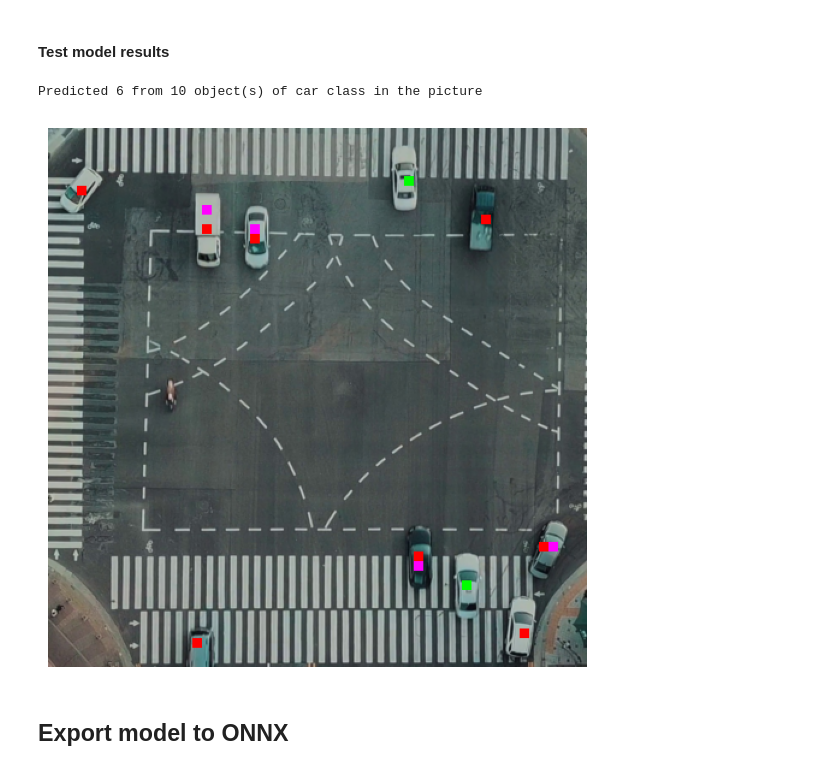
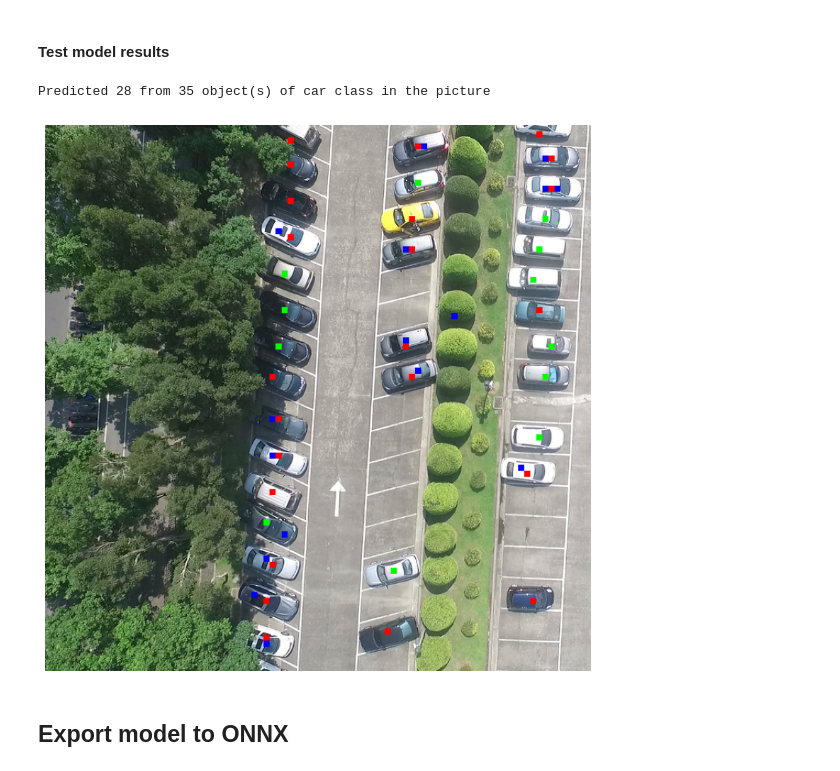
Before and after one commit to krzy3chu/FOMO, a Jupyter notebook: fomo.ipynb, the cells around one changed output. Saved outputs shown, nothing was run; the diff lists cells and outputs as text; code cells hidden in the pictures.

```diff
--- a/fomo.ipynb
+++ b/fomo.ipynb
@@ -238,11 +238,13 @@ def postprocess_prediction(
                 binary_channel.fill(0)
                 for blob in range(1, number_of_blobs):
                     blob_mask = (blobs == blob)
-                    max_val = np.max(channel[blob_mask])
-                    channel_max = np.where((channel == max_val), 1, 0)
-                    binary_channel += np.logical_and(channel_max, blob_mask)
+                    blob_channel = np.logical_and(channel, blob_mask)
+                    max_val = np.max(blob_channel)
+                    max_idx = np.where(blob_channel == max_val)
+                    x = max_idx[0][0]
+                    y = max_idx[1][0]
+                    binary_channel[x][y] = 1
                 obj_cnt.append(number_of_blobs-1)
-
             single_mask_pred[i] = torch.from_numpy(binary_channel)
     return mask_pred, torch.IntTensor(obj_cnt)
 # %% [markdown]
@@ -250,12 +252,13 @@ def postprocess_prediction(
 # %% [markdown]
 #### Learining and logging parameters
 # %%
-NUMBER_OF_EPOCHS = 20
-IMAGE_RESOLUTION = 448
-BATCH_SIZE = 8
+NUMBER_OF_EPOCHS = 6
+IMAGE_RESOLUTION = 720
+BATCH_SIZE = 2
 LEARNING_RATE = 1e-3
-
-EXPERIMENT_NAME = "test"
+LR_L = 2
+LR_U = 4
+EXPERIMENT_NAME = "FOMO_CARPK"
 # %% [markdown]
 #### Lighting Module class
 # %%
@@ -266,7 +269,7 @@ class FomoModule(pl.LightningModule):
         # Network architecture
         self._network = fomo_net(
             weights=MobileNet_V2_Weights.DEFAULT,
-            number_of_classes=NUMBER_OF_CLASSES,
+            number_of_classes=len(CLASSES),
         )
         # Loss function
         self._loss_function = DiceLoss(sigmoid=True)
@@ -327,7 +330,7 @@ class FomoModule(pl.LightningModule):
 
     def configure_optimizers(self):
         optimizer = torch.optim.Adam(self.parameters(), lr=LEARNING_RATE)
-        scheduler = MultiStepLR(optimizer, milestones=[100, 125], gamma=0.1)
+        scheduler = MultiStepLR(optimizer, milestones=[LR_L, LR_U], gamma=0.1)
         return [optimizer], [scheduler]
 # %% [markdown]
 #### MLFlow Logger
@@ -393,6 +391,9 @@ AttributeError: 'Tqdm' object has no attribute 'disable'
 # %% [markdown]
 #### Chceckpoint path
 # %%
-EXPERIMENT_ID = Path("434310995772865447")
-RUN_ID = Path("f2a9e864081c4c56b13fd272561bb2ee")
-CKPT_FILE = Path("epoch=19-step=260.ckpt")
+EXPERIMENT_ID = Path("316581674609624558")
+RUN_ID = Path("472014583aa94492b28b5bbe59c82916")
+CKPT_FILE = Path("epoch=0-step=383.ckpt")
+
+model_path = Path("Checkpoints") / EXPERIMENT_ID / RUN_ID / Path("checkpoints") / CKPT_FILE
+FOMO_model = FomoModule.load_from_checkpoint(str(model_path))
@@ -453,34 +441,34 @@ print(str(count[class_idx]), "object(s) of", CLASS, "class in the picture")
 # %%
 DATA_IDX = 3
 CLASS = "car"
 
 class_idx = CLASSES[CLASS]
 test_dataset = VehicleDataset(
             DATASET_DIR / Path("test" if TEST_DATASET else "validation"),
             vehicle_data_module._transform,
             vehicle_data_module._target_transform,
 )
 image, mask, count = test_dataset = test_dataset[DATA_IDX]
 with torch.no_grad():
     FOMO_model.eval()
-    mask_pred = FOMO_model(image.unsqueeze(0)).cpu()
+    mask_pred = FOMO_model(image.unsqueeze(0).cuda()).cpu()
     mask_processed, cnt_processed = postprocess_prediction(mask_pred, threshold=DETECTION_THRESHOLD)
 mask_processed = mask_processed.squeeze(0)
 
 _, mask = convert_from_tensor(image, mask[class_idx])
 image, mask_processed = convert_from_tensor(image, mask_processed[class_idx])
 image[mask == 1] = (255, 0, 0)
-image[mask_processed == 1] = (255, 0, 255)
+image[mask_processed == 1] = (0, 0, 255)
 mask_check = np.logical_and(mask, mask_processed)
 image[mask_check == 1] = (0, 255, 0)
-plt.figure(figsize = (7,7))
+plt.figure(figsize = (10,10))
 plt.axis('off')
 plt.imshow(image)
 
 print("Predicted", str(cnt_processed[class_idx].item()), "from" , str(count[class_idx]), "object(s) of", CLASS, "class in the picture")
 # %% [output]
-Predicted 6 from 10 object(s) of car class in the picture
+Predicted 28 from 35 object(s) of car class in the picture
-[figure, old version]
+[figure, new version]
 # %% [markdown]
 ## Export model to ONNX
 # %%
```
Also changed, not shown: parts of 11 cells of this notebook, 1 other file.
